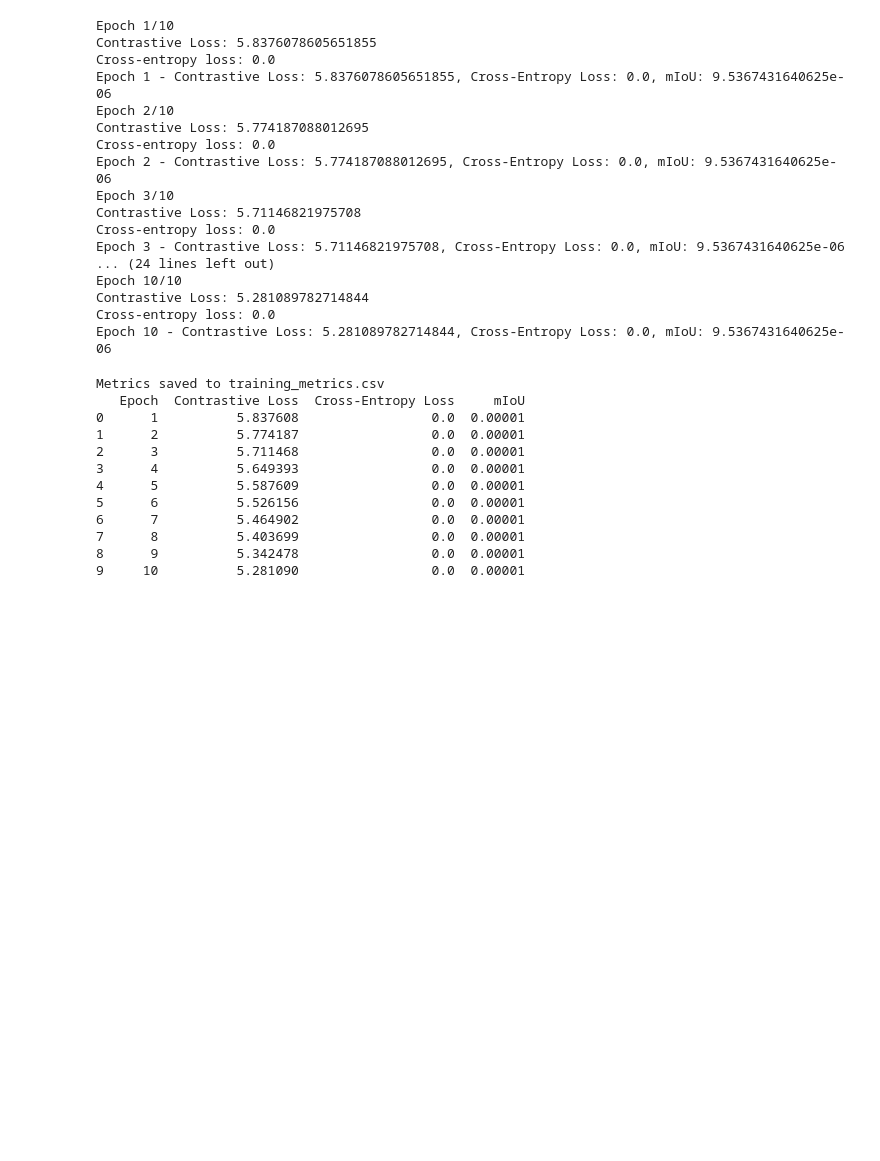
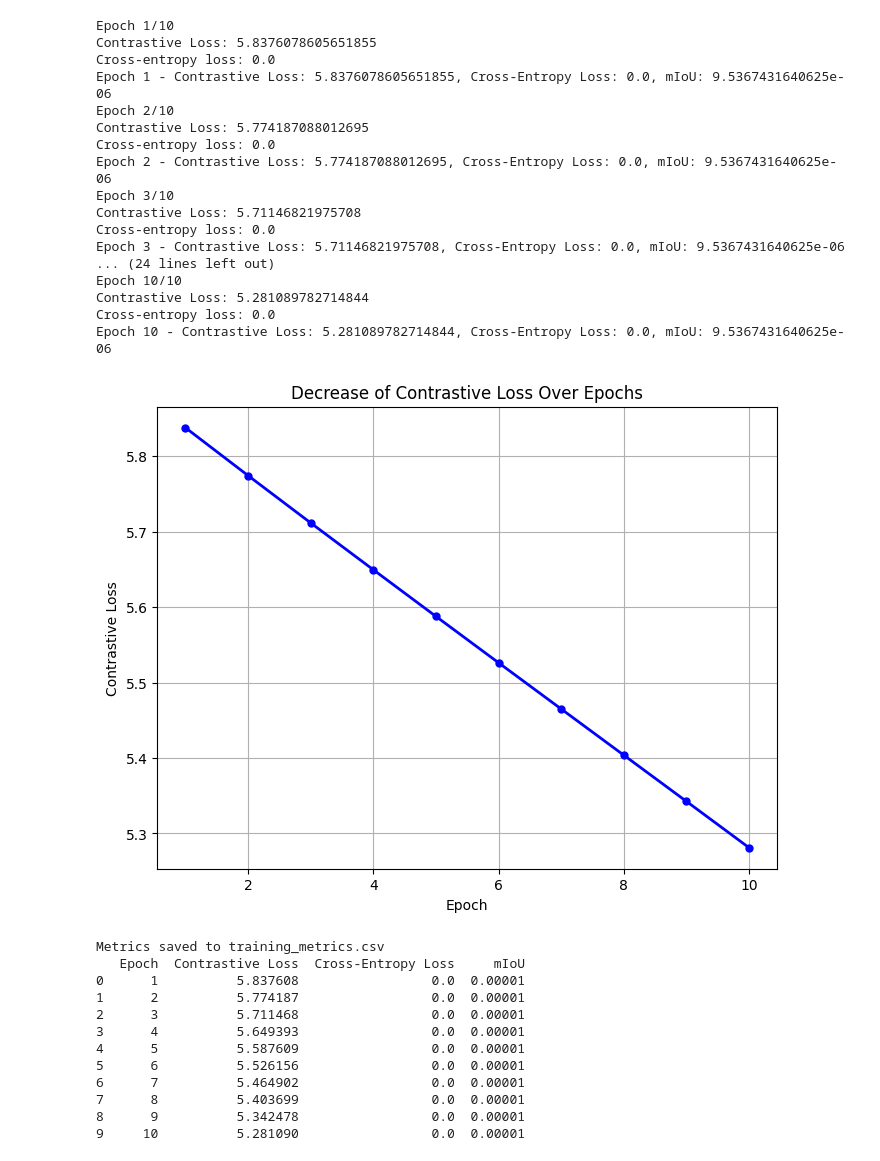
Before and after one commit to jihyopark02/Reimplementation_OneFormer, a Jupyter notebook: prediction_test.ipynb, the cells around one changed output. Cells and saved outputs as stored; diff of their text form; code cells hidden in the pictures; blank space fills up the shorter version.

```diff
--- a/prediction_test.ipynb
+++ b/prediction_test.ipynb
@@ -216,6 +215,22 @@ Epoch 10/10
 Contrastive Loss: 5.281089782714844
 Cross-entropy loss: 0.0
 Epoch 10 - Contrastive Loss: 5.281089782714844, Cross-Entropy Loss: 0.0, mIoU: 9.5367431640625e-06
+# %%
+import matplotlib.pyplot as plt
+
+epochs = list(range(1, 11))
+
+plt.figure(figsize=(8, 6))
+plt.plot(epochs, contrastive_loss_list, marker='o', color='b', linestyle='-', linewidth=2, markersize=5)
+plt.xlabel('Epoch')
+plt.ylabel('Contrastive Loss')
+plt.title('Decrease of Contrastive Loss Over Epochs')
+plt.grid(True)
+
+plt.savefig('contrastive_loss_over_epochs.png', dpi=300)
+plt.show()
+# %% [output]
+[figure, added]
 # %%
 metrics_df = pd.DataFrame({
     "Epoch": epoch_list,
```
Also changed, not shown: parts of 2 cells of this notebook.
